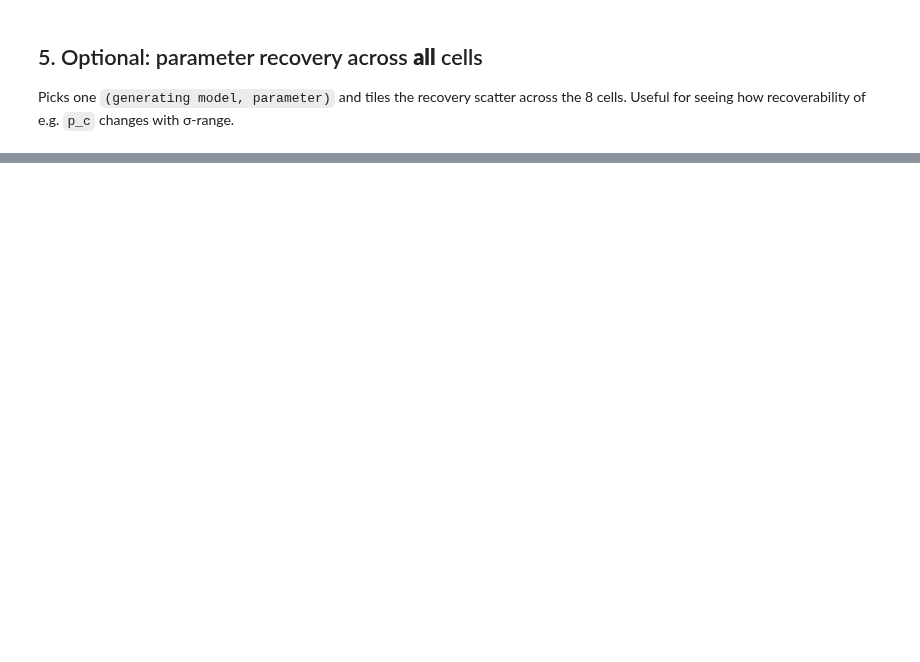
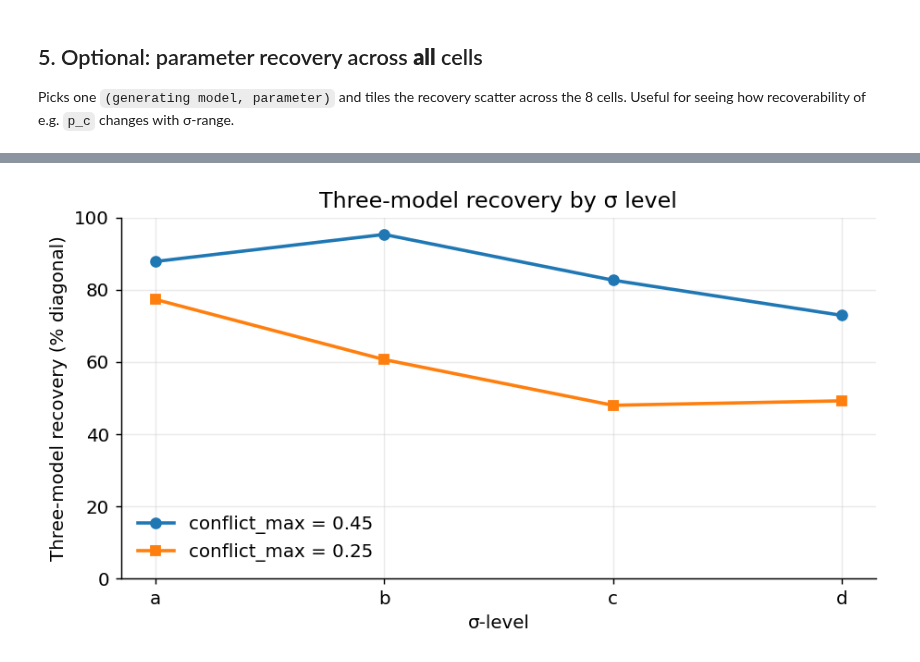
Before and after one commit to omeryildiran/av-dur-estimation, a Jupyter notebook: grid_recovery_summary.ipynb, the cells around one changed output, grey strips where cells are left out. Cells and saved outputs as stored; diff of their text form; code cells hidden in the pictures; blank space fills up the shorter version.

```diff
--- a/grid_recovery_summary.ipynb
+++ b/grid_recovery_summary.ipynb
@@ -572,0 +700,100 @@ plot_param_recovery_all_cells(ALL_GEN_MODEL, ALL_PARAM)
+# %%
+# Three-model plots: overall recovery by sigma and restricted 3x3 confusion matrices.
+
+def plot_three_model_recovery_by_sigma(summary=three_grid_summary):
+    sigma_keys = sorted(summary['sigma_key'].unique())
+    cmaxes = sorted(summary['conflict_max'].unique(), reverse=True)
+
+    fig, ax = plt.subplots(figsize=(7.2, 4.0))
+    markers = ['o', 's', '^', 'D']
+    for i, cm in enumerate(cmaxes):
+        y = []
+        for sk in sigma_keys:
+            row = summary[(summary['sigma_key'] == sk) & np.isclose(summary['conflict_max'], cm)]
+            y.append(row['mean_diag_recovery'].iloc[0] * 100 if len(row) else np.nan)
+        ax.plot(sigma_keys, y, marker=markers[i % len(markers)], lw=2,
+                label=f'conflict_max = {cm:.2f}')
+
+    ax.set_xlabel('σ-level')
+    ax.set_ylabel('Three-model recovery (% diagonal)')
+    ax.set_ylim(0, 100)
+    ax.set_title('Three-model recovery by σ level')
+    ax.grid(True, alpha=0.25)
+    ax.legend(frameon=False)
+    plt.tight_layout()
+    plt.savefig(f'{FIG_DIR}/grid_three_model_overall_recovery_by_sigma.pdf', bbox_inches='tight')
+    plt.savefig(f'{FIG_DIR}/grid_three_model_overall_recovery_by_sigma.png', bbox_inches='tight', dpi=180)
+    plt.show()
+
+
+def plot_three_model_confusion_matrices(criterion='AIC'):
+    sigma_keys = sorted(grid['sigma_key'].unique())
+    cmaxes = sorted(grid['conflict_max'].unique(), reverse=True)
+    nrows, ncols = len(cmaxes), len(sigma_keys)
+    labels = [THREE_MODEL_SHORT[m] for m in THREE_MODELS]
+
+    fig, axes = plt.subplots(nrows, ncols, figsize=(2.85 * ncols, 2.85 * nrows),
+                             squeeze=False)
+
+    def _draw(ax, mat_counts, n_valid, title, show_xlabel=False, show_ylabel=False):
+        mat = np.zeros((len(THREE_MODELS), len(THREE_MODELS)), dtype=float)
+        for i, gen in enumerate(THREE_MODELS):
+            denom = n_valid.get(gen, 0)
+            for j, fit in enumerate(THREE_MODELS):
+                mat[i, j] = 100 * mat_counts[gen][fit] / denom if denom else np.nan
+
+        im = ax.imshow(mat, vmin=0, vmax=100, cmap='Blues')
+        ax.set_title(title, fontsize=9)
+        ax.set_xticks(range(len(labels)))
+        ax.set_yticks(range(len(labels)))
+        ax.set_xticklabels(labels if show_xlabel else [], rotation=35, ha='right', fontsize=8)
+        ax.set_yticklabels(labels if show_ylabel else [], fontsize=8)
+        ax.tick_params(length=0)
+        if show_xlabel:
+            ax.set_xlabel('Recovered model', fontsize=9)
+        if show_ylabel:
+            ax.set_ylabel('Generating model', fontsize=9)
+
+        for i in range(len(THREE_MODELS)):
+            for j in range(len(THREE_MODELS)):
+                val = mat[i, j]
+                txt = 'n/a' if np.isnan(val) else f'{val:.0f}'
+                ax.text(j, i, txt, ha='center', va='center',
+                        color='white' if not np.isnan(val) and val > 55 else 'black',
+                        fontsize=8, fontweight='bold' if i == j else 'normal')
+        return im
+
+    last_im = None
+    for i, cm in enumerate(cmaxes):
+        for j, sk in enumerate(sigma_keys):
+            ax = axes[i][j]
+            sub = grid[(grid['sigma_key'] == sk) & np.isclose(grid['conflict_max'], cm)]
+            if not len(sub):
+                ax.axis('off')
+                continue
+            cell = sub.iloc[0]
+            mat_counts, n_valid, n_missing = recompute_confusion_from_raw_iters(
+                _raw_iters_for_grid_cell(cell), criterion=criterion
+            )
+            diag = np.nanmean([_diag_rate(mat_counts, n_valid, m) for m in THREE_MODELS])
+            title = f'σ-{sk}, cmax={cm:.2f}\nmean diag={diag*100:.1f}%'
+            if sum(n_missing.values()):
+                title += f' | missing={sum(n_missing.values())}'
+            last_im = _draw(ax, mat_counts, n_valid, title,
+                            show_xlabel=(i == nrows - 1), show_ylabel=(j == 0))
+
+    fig.suptitle(f'Three-model confusion matrices ({criterion})', fontsize=12)
+    plt.tight_layout(rect=[0, 0, 0.94, 0.95])
+    if last_im is not None:
+        cbar = fig.colorbar(last_im, ax=axes.ravel().tolist(), fraction=0.025, pad=0.015)
+        cbar.set_label('Recovered (%)')
+    plt.savefig(f'{FIG_DIR}/grid_three_model_confusion_matrices.pdf', bbox_inches='tight')
+    plt.savefig(f'{FIG_DIR}/grid_three_model_confusion_matrices.png', bbox_inches='tight', dpi=180)
+    plt.savefig(f'{FIG_DIR}/grid_three_model_confusion_matrices.svg', format='svg', bbox_inches='tight')
+    plt.show()
+
+
+plot_three_model_recovery_by_sigma()
+plot_three_model_confusion_matrices('AIC')
+# %% [output]
+[figure, added]
```
Also changed, not shown: parts of 9 cells of this notebook, 34 other files.
